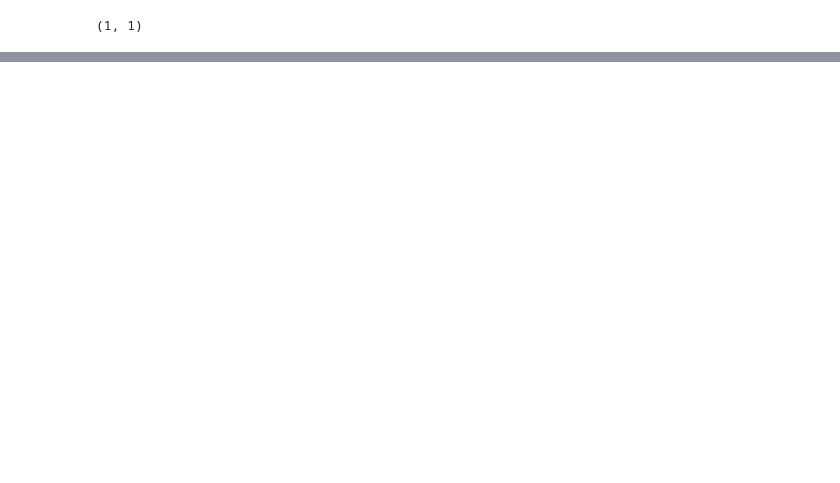
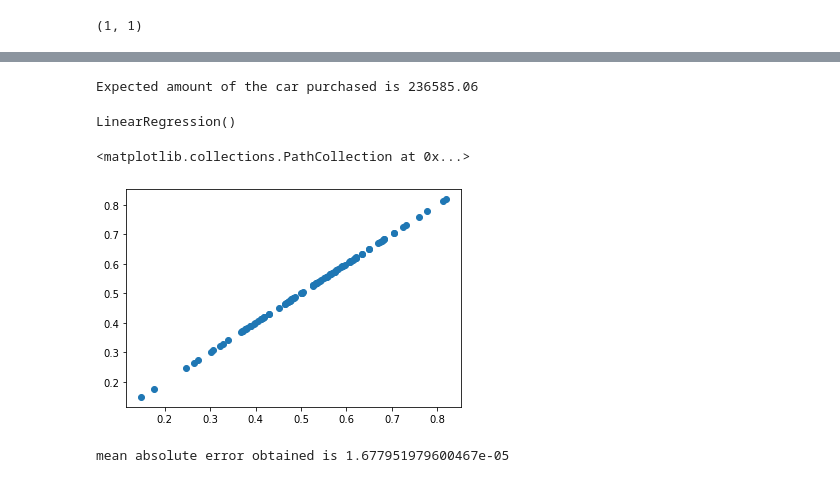
Before and after one commit to abhiuday3141/Car-Cost-Prediction, a Jupyter notebook: Car cost Predictions.ipynb, the cells around one changed output, grey strips where cells are left out. Cells and saved outputs as stored; diff of their text form; code cells hidden in the pictures; blank space fills up the shorter version.

```diff
--- a/Car cost Predictions.ipynb
+++ b/Car cost Predictions.ipynb
@@ -165,0 +162,4 @@ Expected amount of the car purchased is 280576.97
+# %%
+print("Expected amount of the car purchased is",y_predict[0][0])
+# %% [output]
+Expected amount of the car purchased is 236585.06
@@ -165,0 +168,18 @@ Expected amount of the car purchased is 280576.97
+# %%
+lm=LinearRegression()
+# %%
+lm.fit(X_train,y_train)
+# %% [output]
+LinearRegression()
+# %%
+linear_predictions=lm.predict(X_test)
+# %%
+plt.scatter(y_test,linear_predictions)
+# %% [output]
+<matplotlib.collections.PathCollection at 0x...>
+[figure, added]
+# %%
+error=mean_absolute_error(linear_predictions,y_test)
+print("mean absolute error obtained is",error)
+# %% [output]
+mean absolute error obtained is 1.677951979600467e-05
```
Also changed, not shown: parts of 9 cells of this notebook.
